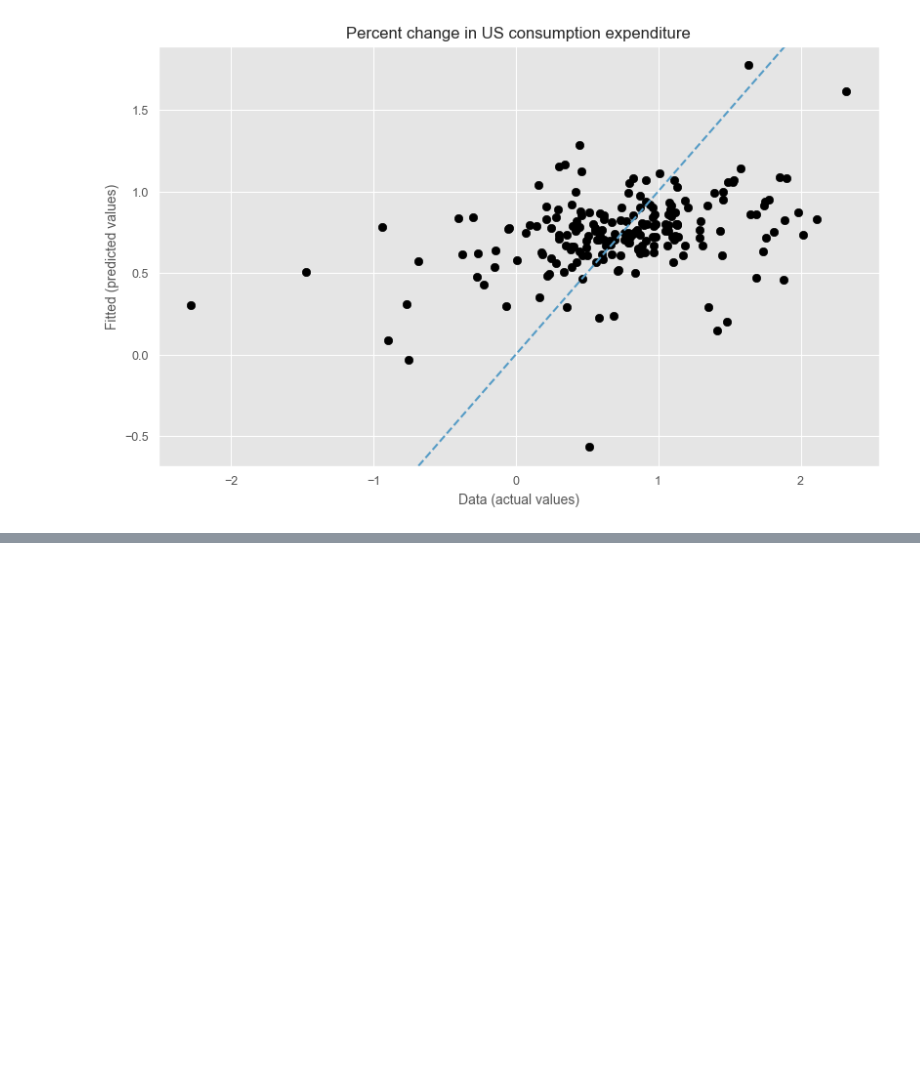
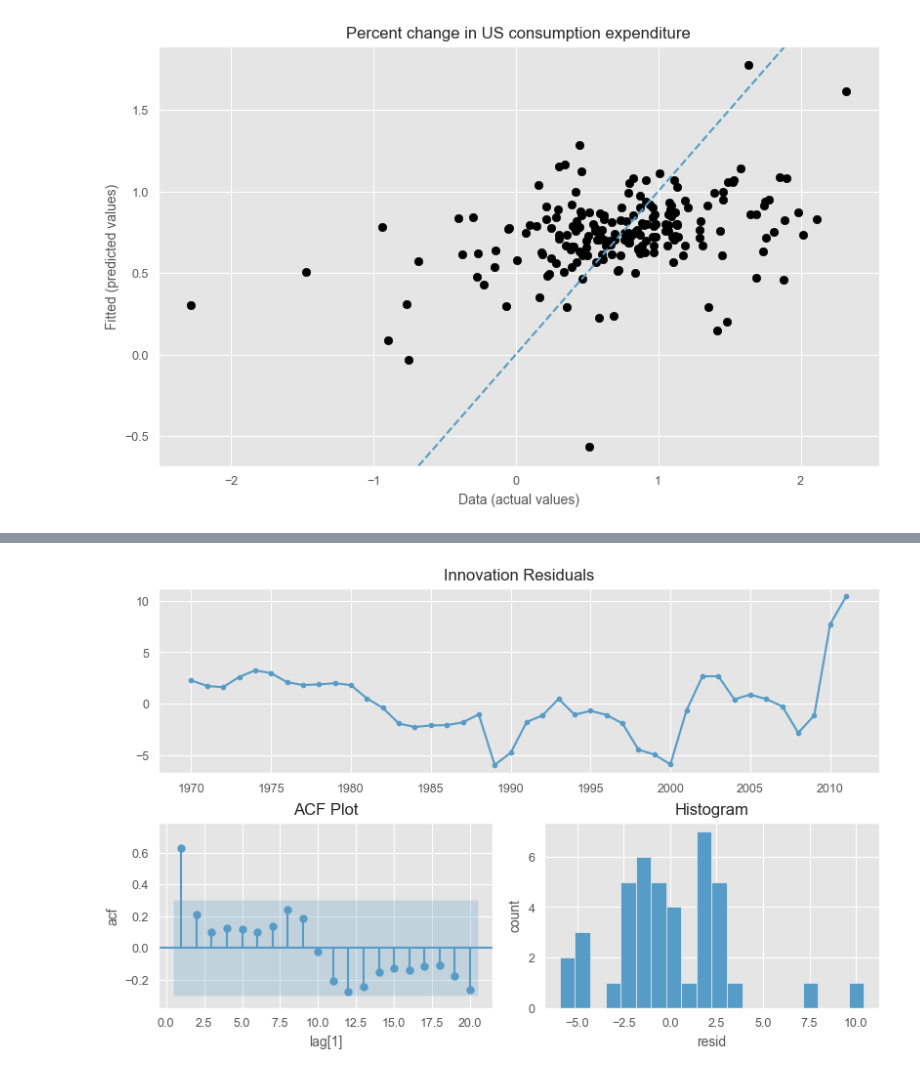
Before and after one commit to DavidGuzzi/TSA, a Jupyter notebook: Forecasting Principles and Practice 3rd/pythonic_way/7.ipynb, the cells around one changed output, grey strips where cells are left out. Saved outputs shown, nothing was run; the diff lists cells and outputs as text; code cells hidden in the pictures; blank space fills up the shorter version.

```diff
--- a/Forecasting Principles and Practice 3rd/pythonic_way/7.ipynb
+++ b/Forecasting Principles and Practice 3rd/pythonic_way/7.ipynb
@@ -336,0 +365,19 @@ plt.show()
+# %%
+aus_airpassengers = pd.read_csv("aus_airpassengers.csv",
+    index_col=0, parse_dates=["Year"])
+guinea_rice = pd.read_csv("guinea_rice.csv",
+    index_col=0, parse_dates=["Year"])
+aus_airpassengers = (
+    aus_airpassengers
+    .merge(guinea_rice, on="Year")
+    .assign(unique_id="AirPassengers")
+)
+
+mf = MLForecast(models=LinearRegression(), freq="YS")
+mf.fit(aus_airpassengers, time_col="Year", target_col="Passengers",
+    fitted=True, static_features=[])
+
+insample = mf.forecast_fitted_values().assign(
+    resid=lambda x: x["Passengers"] - x["LinearRegression"]
+)
+print_regression_summary_from_model(mf.models_['LinearRegression'])
@@ -336,0 +399,5 @@ plt.show()
+# %%
+plot_diagnostics(forecaster=mf, target_col="Passengers", time_col="Year",
+  n_lags=20)
+# %% [output]
+[figure, added]
```
Also changed, not shown: parts of 6 cells of this notebook.
